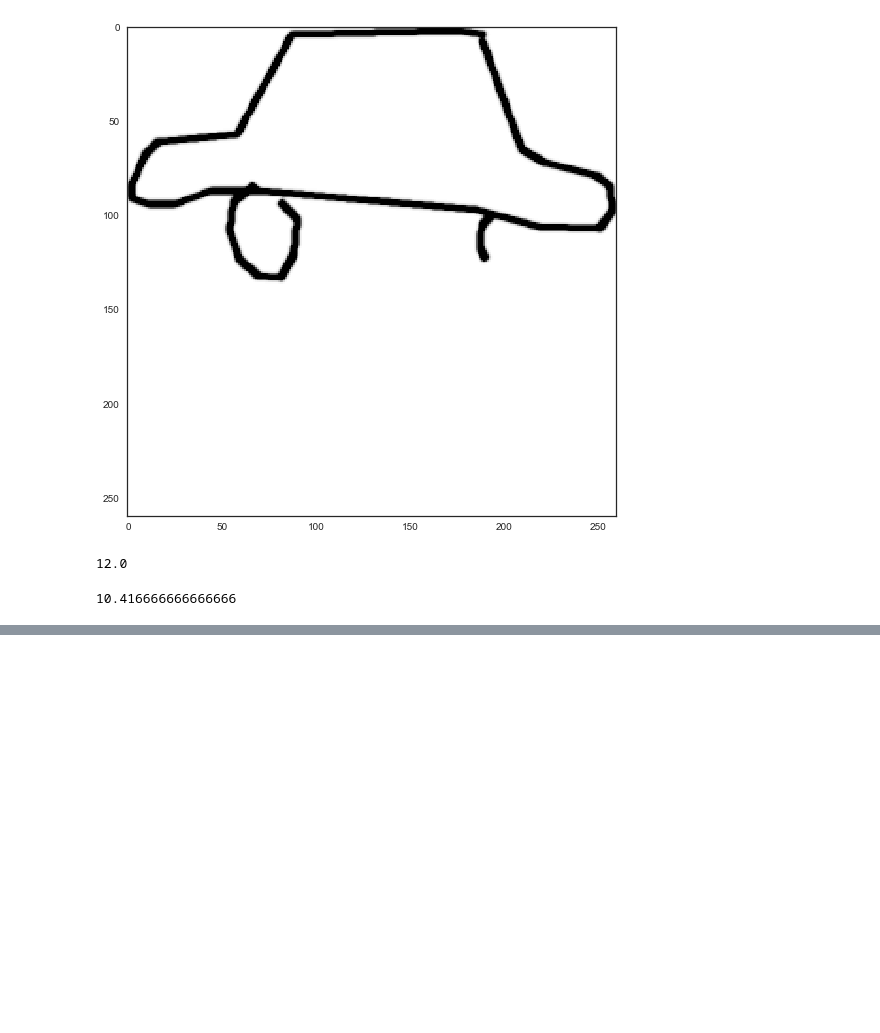
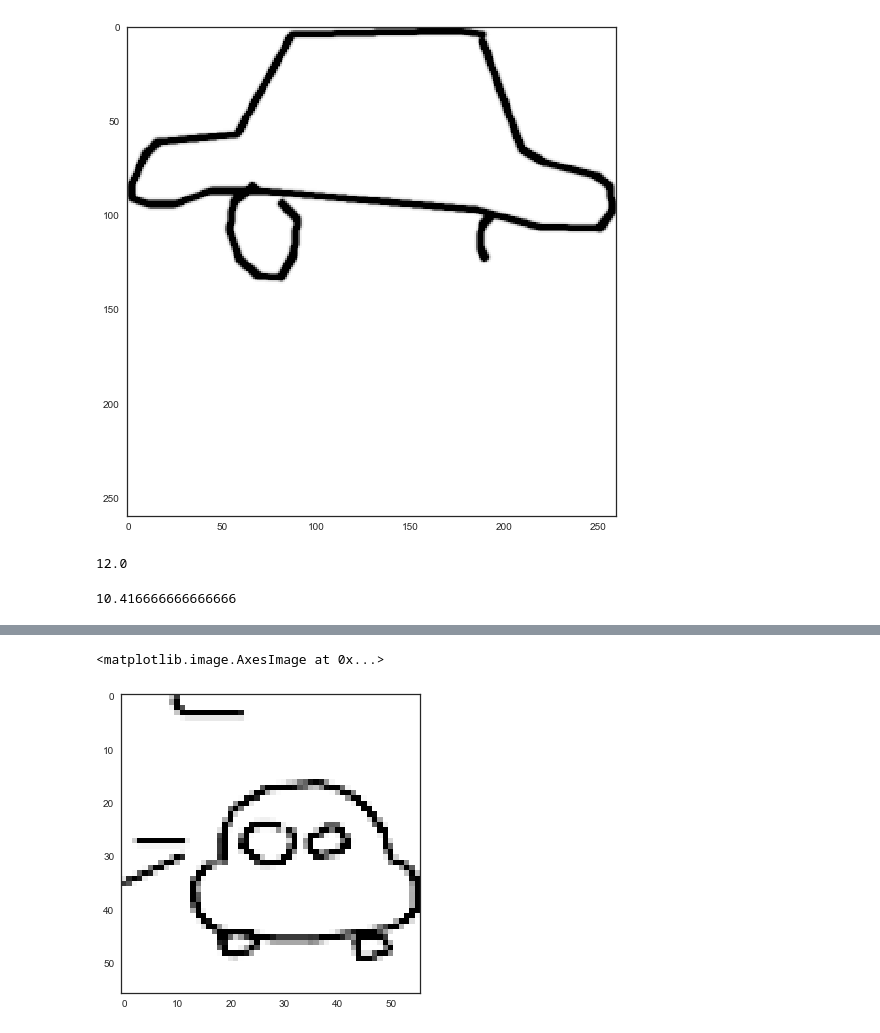
Before and after one commit to DenisCB/doodle_recognition, a Jupyter notebook: ML/strokes_to_bitmap.ipynb, the cells around one changed output, grey strips where cells are left out. Saved outputs shown, nothing was run; the diff lists cells and outputs as text; code cells hidden in the pictures; blank space fills up the shorter version.

```diff
--- a/ML/strokes_to_bitmap.ipynb
+++ b/ML/strokes_to_bitmap.ipynb
@@ -132,0 +168,5 @@ def drawing2array(drawing):
+# %%
+plt.imshow(im2arr(drawings[2]['image']))
+# %% [output]
+<matplotlib.image.AxesImage at 0x...>
+[figure, added]
```
Also changed, not shown: parts of 6 cells of this notebook, 5 other files.
